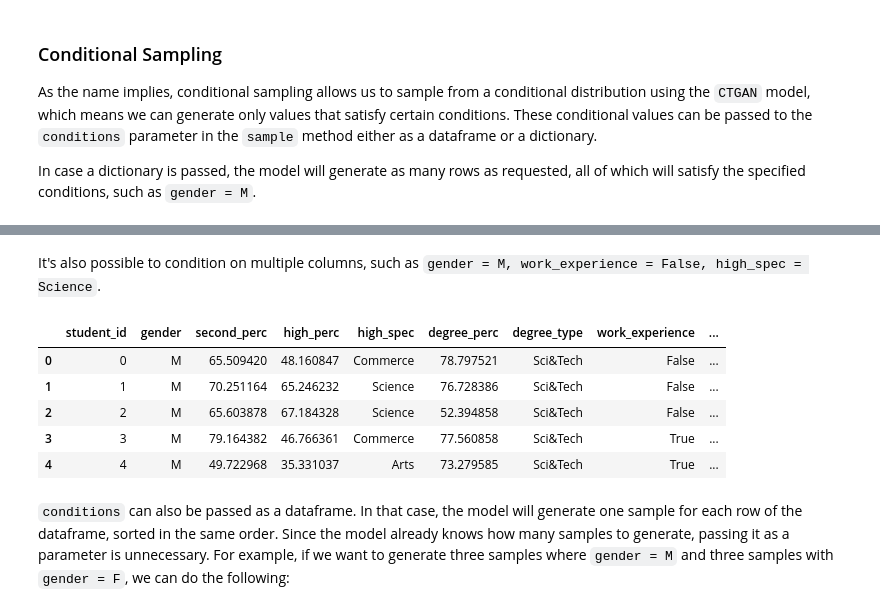
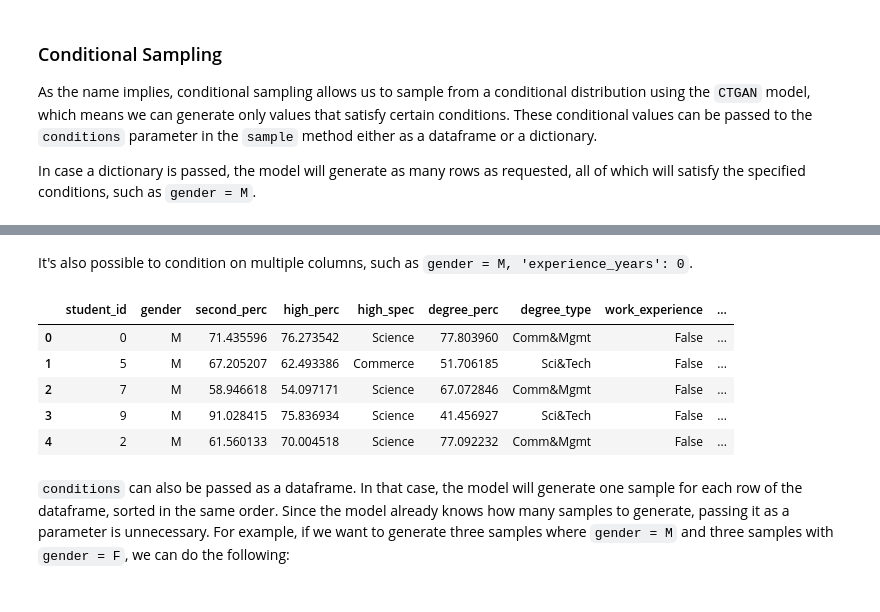
Before and after one commit to argo12/SDV, a Jupyter notebook: tutorials/single_table_data/02_CTGAN_Model.ipynb, the cells around one changed output, grey strips where cells are left out. Saved outputs shown, nothing was run; the diff lists cells and outputs as text; code cells hidden in the pictures.

```diff
--- a/tutorials/single_table_data/02_CTGAN_Model.ipynb
+++ b/tutorials/single_table_data/02_CTGAN_Model.ipynb
@@ -496,18 +468,18 @@ model.sample(5, conditions=conditions)
 # %% [markdown]
-It's also possible to condition on multiple columns, such as `gender = M, work_experience = False, high_spec = Science`.
+It's also possible to condition on multiple columns, such as `gender = M, 'experience_years': 0`.
 # %%
 conditions = {
     'gender': 'M',
-    'high_spec': 'Science'
+    'experience_years': 0
 }
 model.sample(5, conditions=conditions)
 # %% [output]
 |  | student_id | gender | second_perc | high_perc | high_spec | degree_perc | degree_type | work_experience | ... |
-| 0 | 0 | M | 65.509420 | 48.160847 | Commerce | 78.797521 | Sci&Tech | False | ... |
-| 1 | 1 | M | 70.251164 | 65.246232 | Science | 76.728386 | Sci&Tech | False | ... |
-| 2 | 2 | M | 65.603878 | 67.184328 | Science | 52.394858 | Sci&Tech | False | ... |
-| 3 | 3 | M | 79.164382 | 46.766361 | Commerce | 77.560858 | Sci&Tech | True | ... |
-| 4 | 4 | M | 49.722968 | 35.331037 | Arts | 73.279585 | Sci&Tech | True | ... |
+| 0 | 0 | M | 71.435596 | 76.273542 | Science | 77.803960 | Comm&Mgmt | False | ... |
+| 1 | 5 | M | 67.205207 | 62.493386 | Commerce | 51.706185 | Sci&Tech | False | ... |
+| 2 | 7 | M | 58.946618 | 54.097171 | Science | 67.072846 | Comm&Mgmt | False | ... |
+| 3 | 9 | M | 91.028415 | 75.836934 | Science | 41.456927 | Sci&Tech | False | ... |
+| 4 | 2 | M | 61.560133 | 70.004518 | Science | 77.092232 | Comm&Mgmt | False | ... |
 # %% [markdown]
 `conditions` can also be passed as a dataframe. In that case, the model will generate one sample for each row of the dataframe, sorted in the same order. Since the model already knows how many samples to generate, passing it as a parameter is unnecessary. For example, if we want to generate three samples where `gender = M` and three samples with `gender = F`, we can do the following:
 # %%
```
Also changed, not shown: parts of 10 cells of this notebook, 3 other files.
